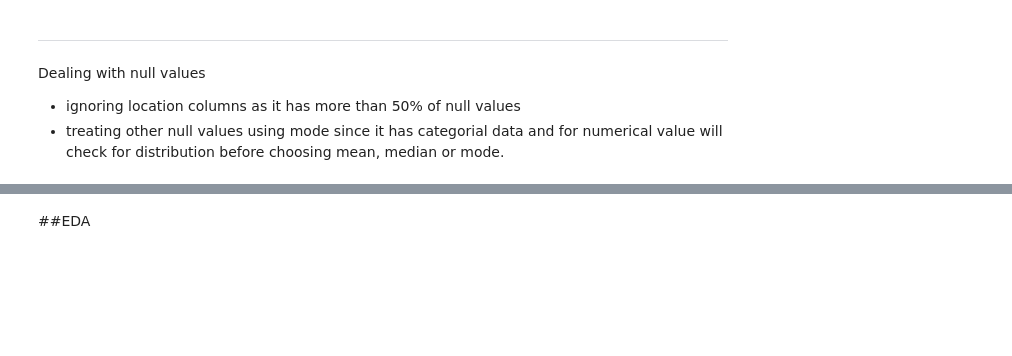
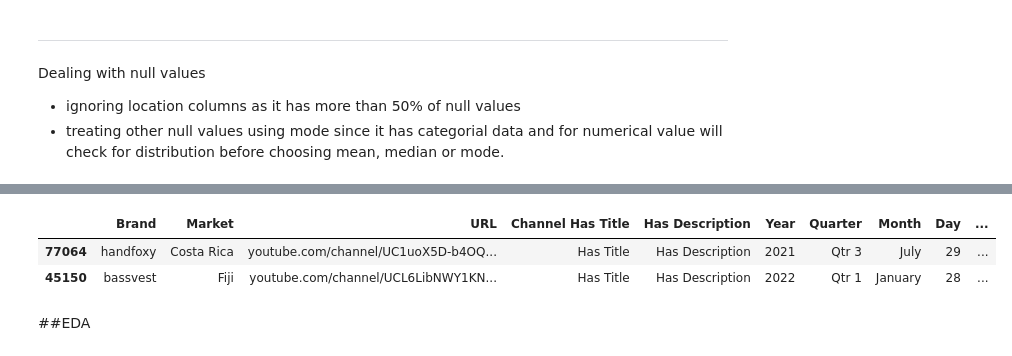
Before and after one commit to abhinav4201/Data-Analysis-EDA, a Jupyter notebook: Uptitude_Technical_Test.ipynb, the cells around one changed output, grey strips where cells are left out. Drawn from its saved outputs; the diff is of its cells as text; code cells hidden in the pictures; blank space fills up the shorter version.

```diff
--- a/Uptitude_Technical_Test.ipynb
+++ b/Uptitude_Technical_Test.ipynb
@@ -369,3 +421,10 @@ Dealing with null values
+# %%
+yutb_df = yt_df.drop(columns =['Location','Platform','Video_Year','Video_Quarter','Video_Month','Video_Day'], axis = 1)
+yutb_df.sample(2)
+# %% [output]
+|  | Brand | Market | URL | Channel Has Title | Has Description | Year | Quarter | Month | Day | ... |
+| 77064 | handfoxy | Costa Rica | youtube.com/channel/UC1uoX5D-b4OQ... | Has Title | Has Description | 2021 | Qtr 3 | July | 29 | ... |
+| 45150 | bassvest | Fiji | youtube.com/channel/UCL6LibNWY1KN... | Has Title | Has Description | 2022 | Qtr 1 | January | 28 | ... |
 # %% [markdown]
 ##EDA
 # %% [markdown]
```
Also changed, not shown: parts of 3 cells of this notebook.
